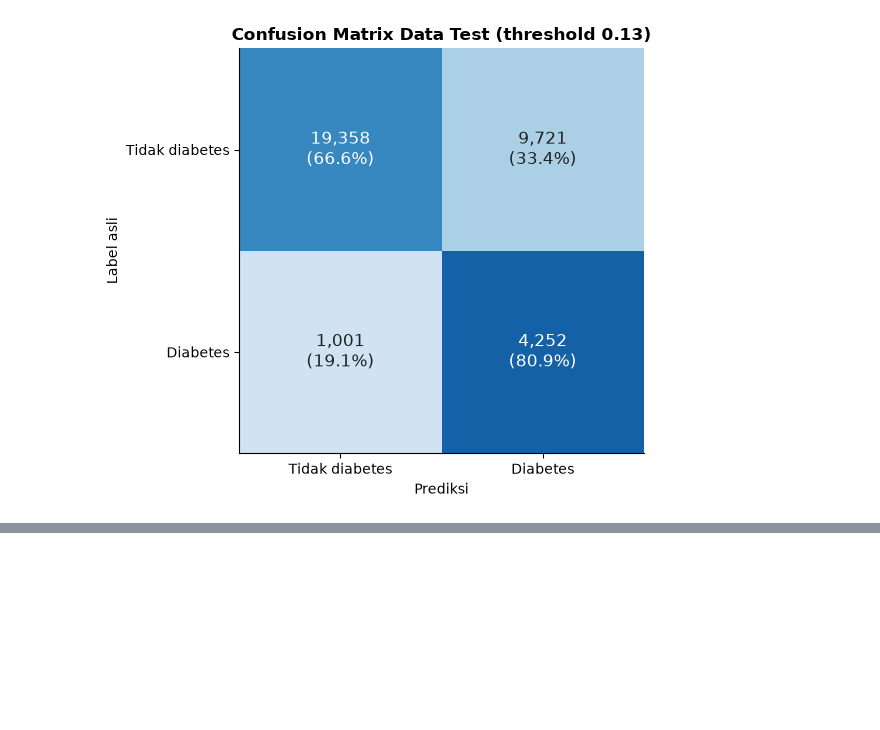
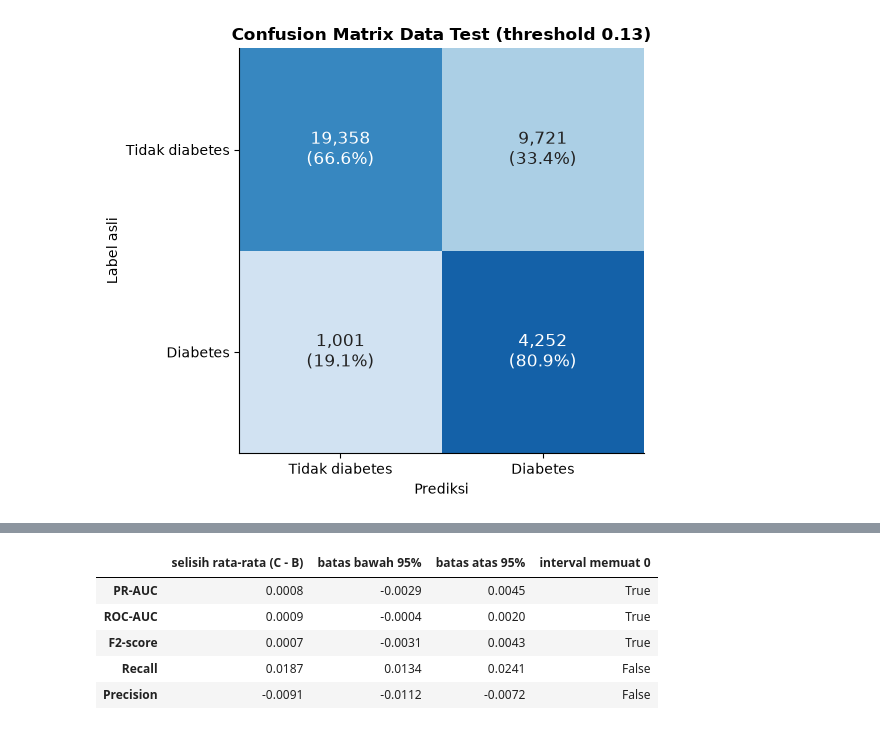
Before and after one commit to felix-malvin/mythos-diabetes-risk-mlp, a Jupyter notebook: notebooks/07_evaluasi_final.ipynb, the cells around one changed output, grey strips where cells are left out. Cells and saved outputs as stored; diff of their text form; code cells hidden in the pictures; blank space fills up the shorter version.

```diff
--- a/notebooks/07_evaluasi_final.ipynb
+++ b/notebooks/07_evaluasi_final.ipynb
@@ -158,0 +260,26 @@ plt.show()
+# %%
+# Paired bootstrap: selisih model bertahap (C) dikurangi model final (B) pada sampel test yang sama
+rng_pair = np.random.default_rng(config.SEED + 1)
+selisih = []
+for _ in range(1000):
+    idx = rng_pair.integers(0, n, n)
+    yb = y_test[idx]
+    mb = ev.metrics_at_threshold(yb, prob_test[idx], THRESHOLD)
+    mc = ev.metrics_at_threshold(yb, prob_test_lama[idx], t_lama)
+    selisih.append({"PR-AUC": average_precision_score(yb, prob_test_lama[idx]) - average_precision_score(yb, prob_test[idx]),
+                    "ROC-AUC": roc_auc_score(yb, prob_test_lama[idx]) - roc_auc_score(yb, prob_test[idx]),
+                    "F2-score": mc["f2"] - mb["f2"], "Recall": mc["recall"] - mb["recall"],
+                    "Precision": mc["precision"] - mb["precision"]})
+selisih = pd.DataFrame(selisih)
+uji_pair = pd.DataFrame({"selisih rata-rata (C - B)": selisih.mean(), "batas bawah 95%": selisih.quantile(0.025),
+                         "batas atas 95%": selisih.quantile(0.975)})
+uji_pair["interval memuat 0"] = (uji_pair["batas bawah 95%"] <= 0) & (uji_pair["batas atas 95%"] >= 0)
+uji_pair.to_csv(config.RESULTS_DIR / "07_paired_bootstrap_B_vs_C.csv")
+display(uji_pair.round(4))
+# %% [output]
+|  | selisih rata-rata (C - B) | batas bawah 95% | batas atas 95% | interval memuat 0 |
+| PR-AUC | 0.0008 | -0.0029 | 0.0045 | True |
+| ROC-AUC | 0.0009 | -0.0004 | 0.0020 | True |
+| F2-score | 0.0007 | -0.0031 | 0.0043 | True |
+| Recall | 0.0187 | 0.0134 | 0.0241 | False |
+| Precision | -0.0091 | -0.0112 | -0.0072 | False |
```
Also changed, not shown: parts of 7 cells of this notebook, 4 other files.
